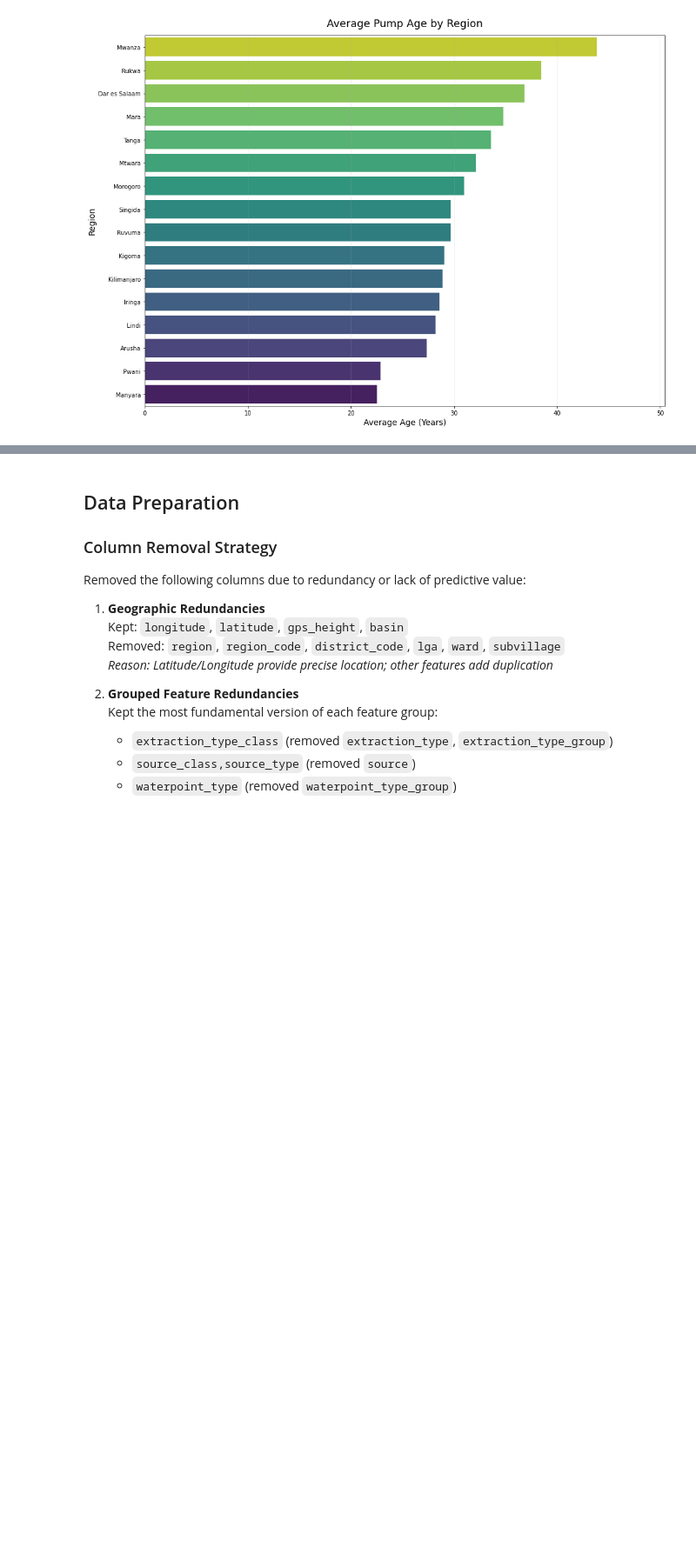
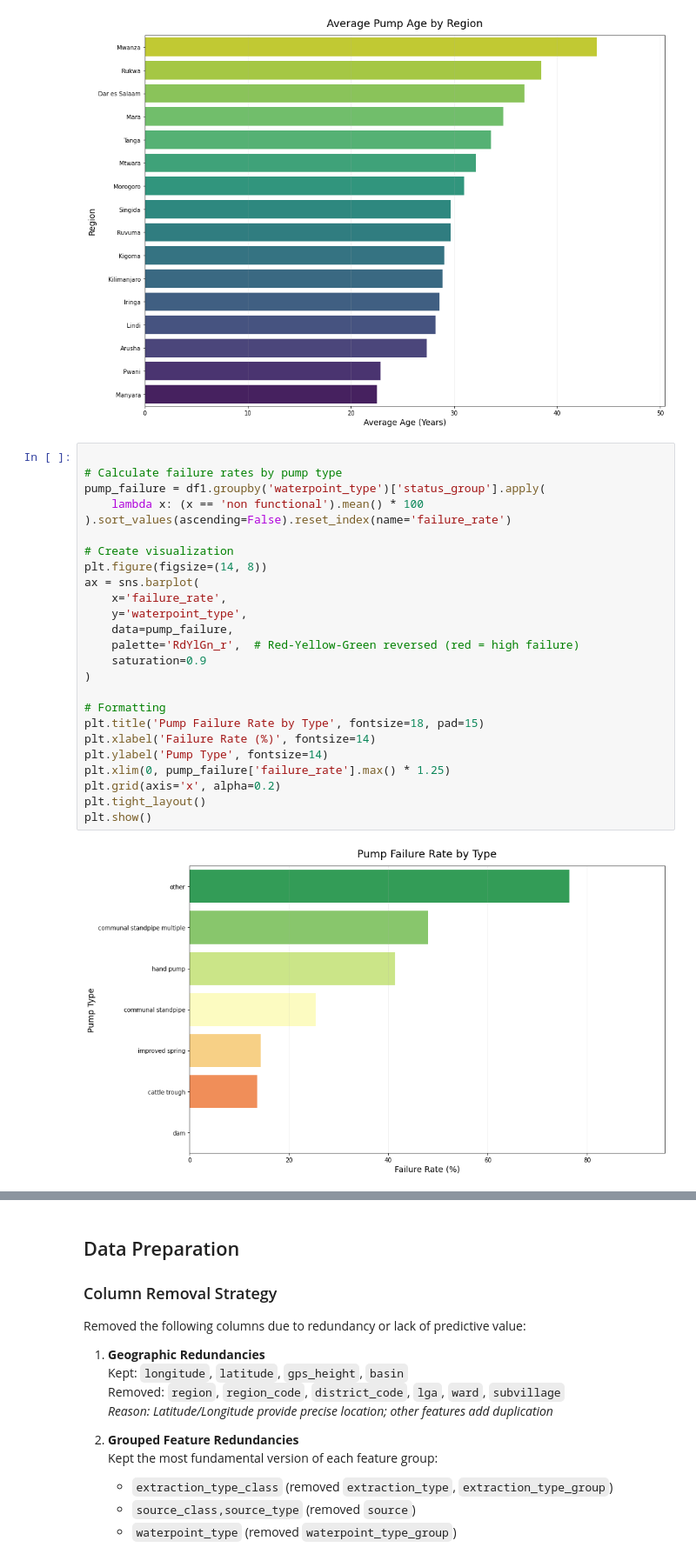
Before and after one commit to FrancisNdirangu/Pump_it_up_Dataset, a Jupyter notebook: notebook.ipynb, the cells around one changed output, grey strips where cells are left out. Shown at 87% size. Drawn from its saved outputs; the diff is of its cells as text; blank space fills up the shorter version.

```diff
--- a/notebook.ipynb
+++ b/notebook.ipynb
@@ -229,3 +229,30 @@ plt.tight_layout()
 plt.show()
 # %% [output]
 [figure]
+# %%
+
+# Calculate failure rates by pump type
+pump_failure = df1.groupby('waterpoint_type')['status_group'].apply(
+    lambda x: (x == 'non functional').mean() * 100
+).sort_values(ascending=False).reset_index(name='failure_rate')
+
+# Create visualization
+plt.figure(figsize=(14, 8))
+ax = sns.barplot(
+    x='failure_rate',
+    y='waterpoint_type',
+    data=pump_failure,
+    palette='RdYlGn_r',  # Red-Yellow-Green reversed (red = high failure)
+    saturation=0.9
+)
+
+# Formatting
+plt.title('Pump Failure Rate by Type', fontsize=18, pad=15)
+plt.xlabel('Failure Rate (%)', fontsize=14)
+plt.ylabel('Pump Type', fontsize=14)
+plt.xlim(0, pump_failure['failure_rate'].max() * 1.25)
+plt.grid(axis='x', alpha=0.2)
+plt.tight_layout()
+plt.show()
+# %% [output]
+[figure, added]
```
Also changed, not shown: parts of 1 cell of this notebook, 2 other files.
